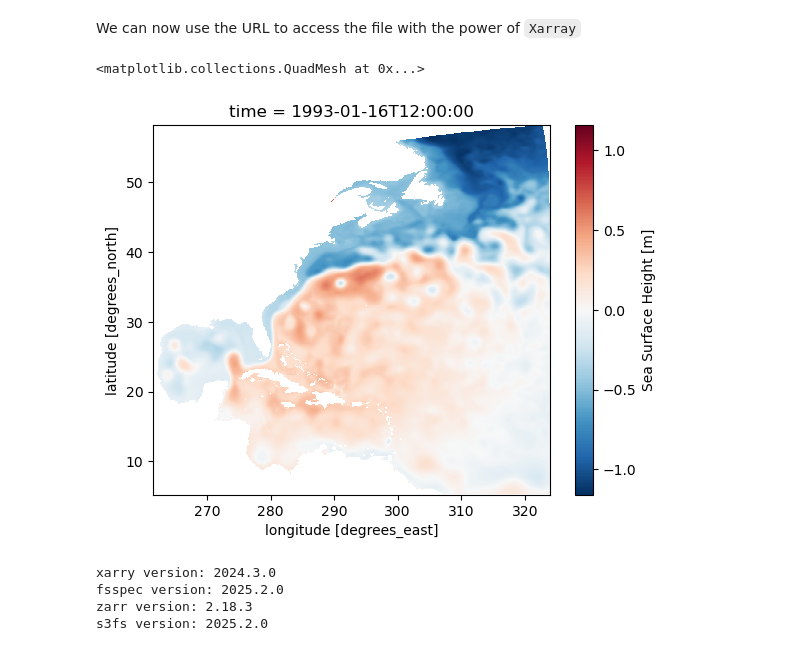
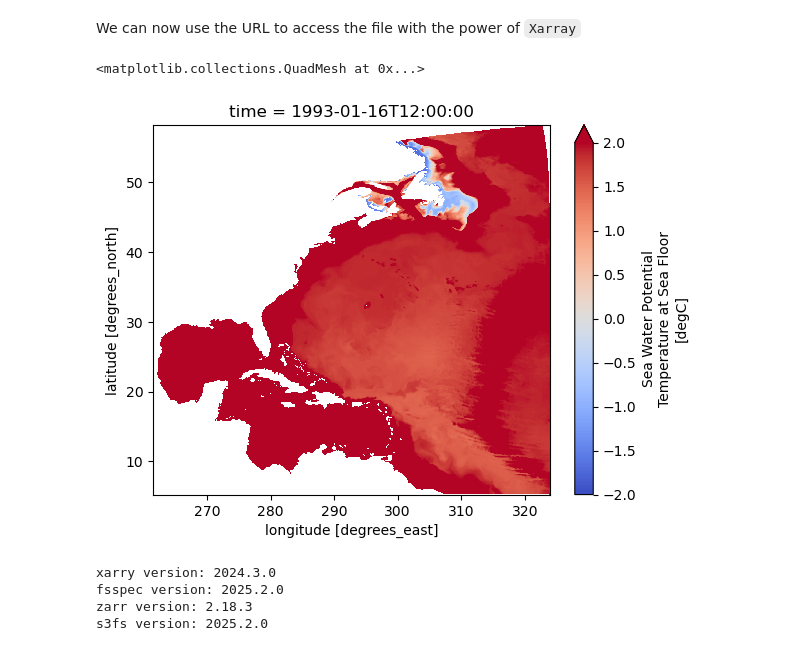
Before and after one commit to NOAA-CEFI-Portal/regional_mom6, a Jupyter notebook: doc/content/tutorials/data_access_tutorial.ipynb, the cells around one changed output. Saved outputs shown, nothing was run; the diff lists cells and outputs as text; code cells hidden in the pictures.

Commit message:
include target options for anon and change var

```diff
--- a/doc/content/tutorials/data_access_tutorial.ipynb
+++ b/doc/content/tutorials/data_access_tutorial.ipynb
@@ -262,19 +262,21 @@ import fsspec
 
 fs = fsspec.filesystem(
     "reference",
-    fo='s3://noaa-oar-cefi-regional-mom6-pds/northwest_atlantic/full_domain/hindcast/monthly/regrid/r20230520/ssh.nwa.full.hcast.monthly.regrid.r20230520.199301-201912.json',
+    fo='s3://noaa-oar-cefi-regional-mom6-pds/northwest_atlantic/full_domain/hindcast/monthly/regrid/r20230520/tob.nwa.full.hcast.monthly.regrid.r20230520.199301-201912.json',
     remote_protocol="s3",
-    remote_options={"anon":True}
+    remote_options={"anon":True},
+    skip_instance_cache=True,
+    target_options={"anon": True}
 )
 
-ds = xr.open_dataset(fs.get_mapper(""), engine='zarr',backend_kwargs={"consolidated": False})
+ds = xr.open_dataset(fs.get_mapper(""), engine='zarr',consolidated= False)
 # %%
 ds_subset = ds.isel(time=0).load()
 # %%
-ds_subset.ssh.plot()
+ds_subset.tob.plot(vmin=-2, vmax=2, cmap='coolwarm', add_colorbar=True)
 # %% [output]
 <matplotlib.collections.QuadMesh at 0x...>
-[figure, old version]
+[figure, new version]
 # %%
 import s3fs, zarr
 print('xarry version:', xr.__version__)
```
